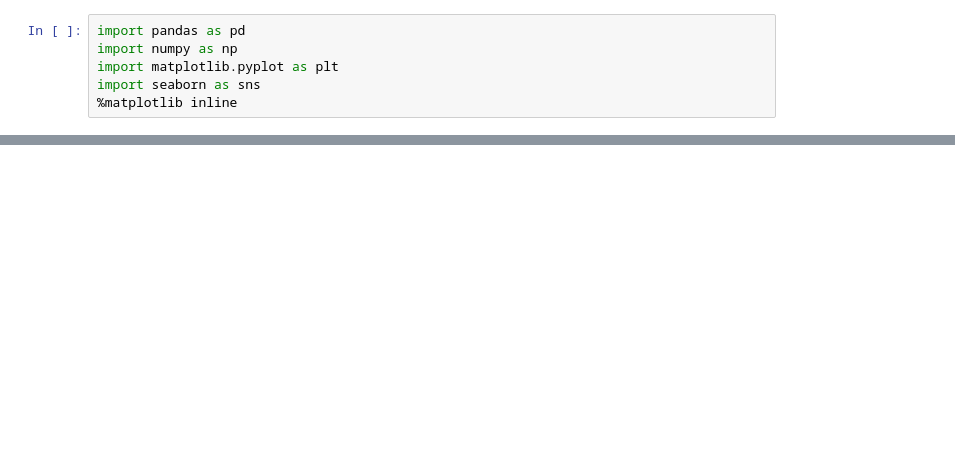
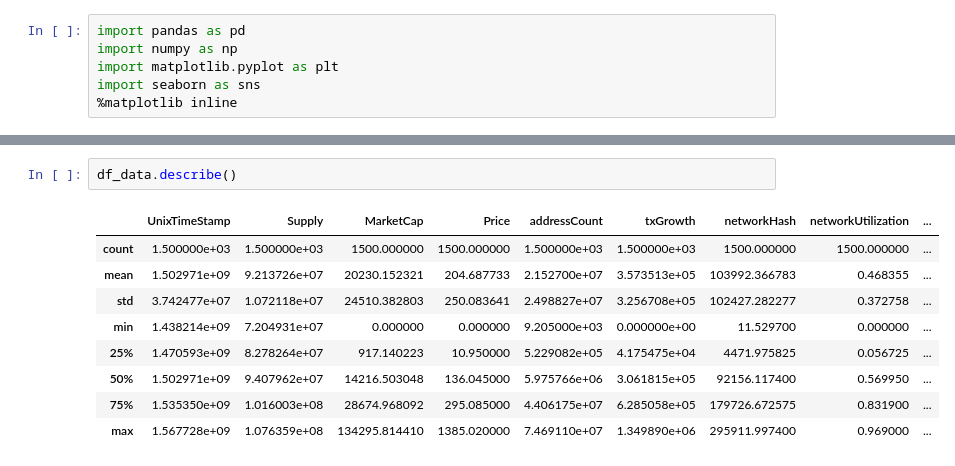
Before and after one commit to y4m4rx/appliedDataScienceProject, a Jupyter notebook: Data Clean/Project.ipynb, the cells around one changed output, grey strips where cells are left out. Saved outputs shown, nothing was run; the diff lists cells and outputs as text; blank space fills up the shorter version.

```diff
--- a/Data Clean/Project.ipynb
+++ b/Data Clean/Project.ipynb
@@ -129,0 +132,12 @@ memory usage: 222.7+ KB
+# %%
+df_data.describe()
+# %% [output]
+|  | UnixTimeStamp | Supply | MarketCap | Price | addressCount | txGrowth | networkHash | networkUtilization | ... |
+| count | 1.500000e+03 | 1.500000e+03 | 1500.000000 | 1500.000000 | 1.500000e+03 | 1.500000e+03 | 1500.000000 | 1500.000000 | ... |
+| mean | 1.502971e+09 | 9.213726e+07 | 20230.152321 | 204.687733 | 2.152700e+07 | 3.573513e+05 | 103992.366783 | 0.468355 | ... |
+| std | 3.742477e+07 | 1.072118e+07 | 24510.382803 | 250.083641 | 2.498827e+07 | 3.256708e+05 | 102427.282277 | 0.372758 | ... |
+| min | 1.438214e+09 | 7.204931e+07 | 0.000000 | 0.000000 | 9.205000e+03 | 0.000000e+00 | 11.529700 | 0.000000 | ... |
+| 25% | 1.470593e+09 | 8.278264e+07 | 917.140223 | 10.950000 | 5.229082e+05 | 4.175475e+04 | 4471.975825 | 0.056725 | ... |
+| 50% | 1.502971e+09 | 9.407962e+07 | 14216.503048 | 136.045000 | 5.975766e+06 | 3.061815e+05 | 92156.117400 | 0.569950 | ... |
+| 75% | 1.535350e+09 | 1.016003e+08 | 28674.968092 | 295.085000 | 4.406175e+07 | 6.285058e+05 | 179726.672575 | 0.831900 | ... |
+| max | 1.567728e+09 | 1.076359e+08 | 134295.814410 | 1385.020000 | 7.469110e+07 | 1.349890e+06 | 295911.997400 | 0.969000 | ... |
```
Also changed, not shown: parts of 7 cells of this notebook.
